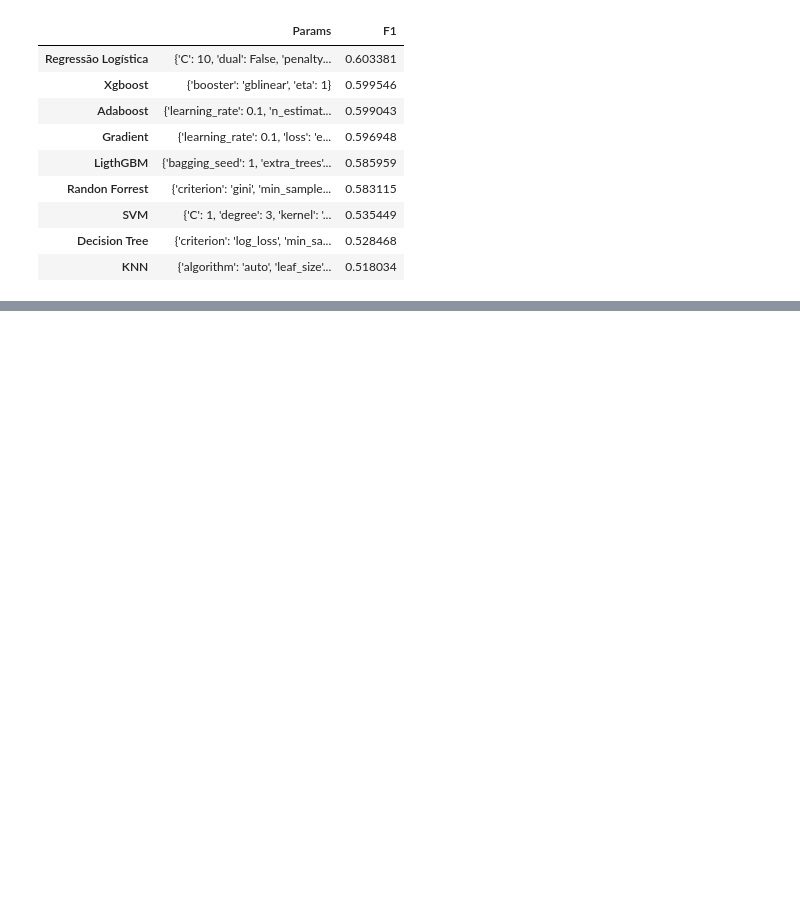
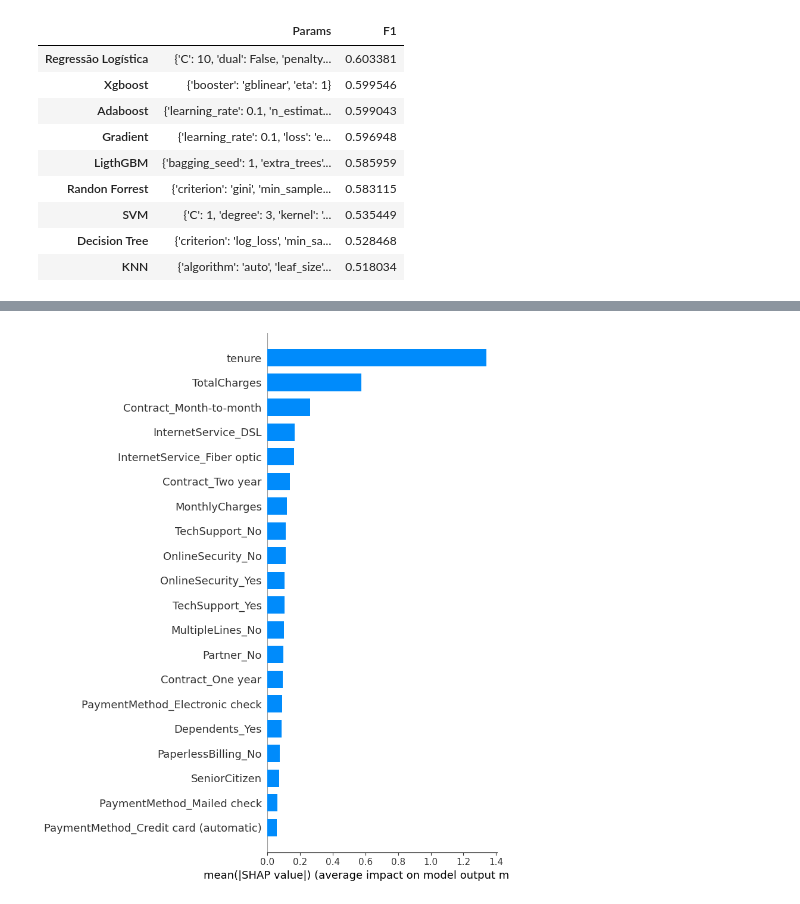
Before and after one commit to fggabardo/Telco-Customer-Churn-Gabardo, a Jupyter notebook: Modelo Churn Telco Gabardo.ipynb, the cells around one changed output, grey strips where cells are left out. Drawn from its saved outputs; the diff is of its cells as text; code cells hidden in the pictures; blank space fills up the shorter version.

```diff
--- a/Modelo Churn Telco Gabardo.ipynb
+++ b/Modelo Churn Telco Gabardo.ipynb
@@ -999,0 +1009,14 @@ result_grid.sort_values('F1', ascending=False)
+# %%
+### Modelo escolhido: regressão Logística
+
+vectorizer = TfidfVectorizer(min_df=5)
+X_train_V = vectorizer.fit_transform(X_train).toarray() # sparse also works but Explanation slicing is not yet supported
+X_test_V = vectorizer.transform(X_test).toarray()
+
+modelo_def = LogisticRegression(C= 10,
+                                dual= False,
+                                penalty= 'l2',
+                                random_state= 25).fit(X_train, y_train)
+
+explainer = shap.Explainer(modelo_def, X_train, feature_names=vectorizer.get_feature_names_out())
+shap_values = explainer(X_test)
@@ -999,0 +1031,4 @@ result_grid.sort_values('F1', ascending=False)
+# %%
+shap.summary_plot(shap_values, X_train, plot_type = "bar")
+# %% [output]
+[figure, added]
```
Also changed, not shown: parts of 8 cells of this notebook.
